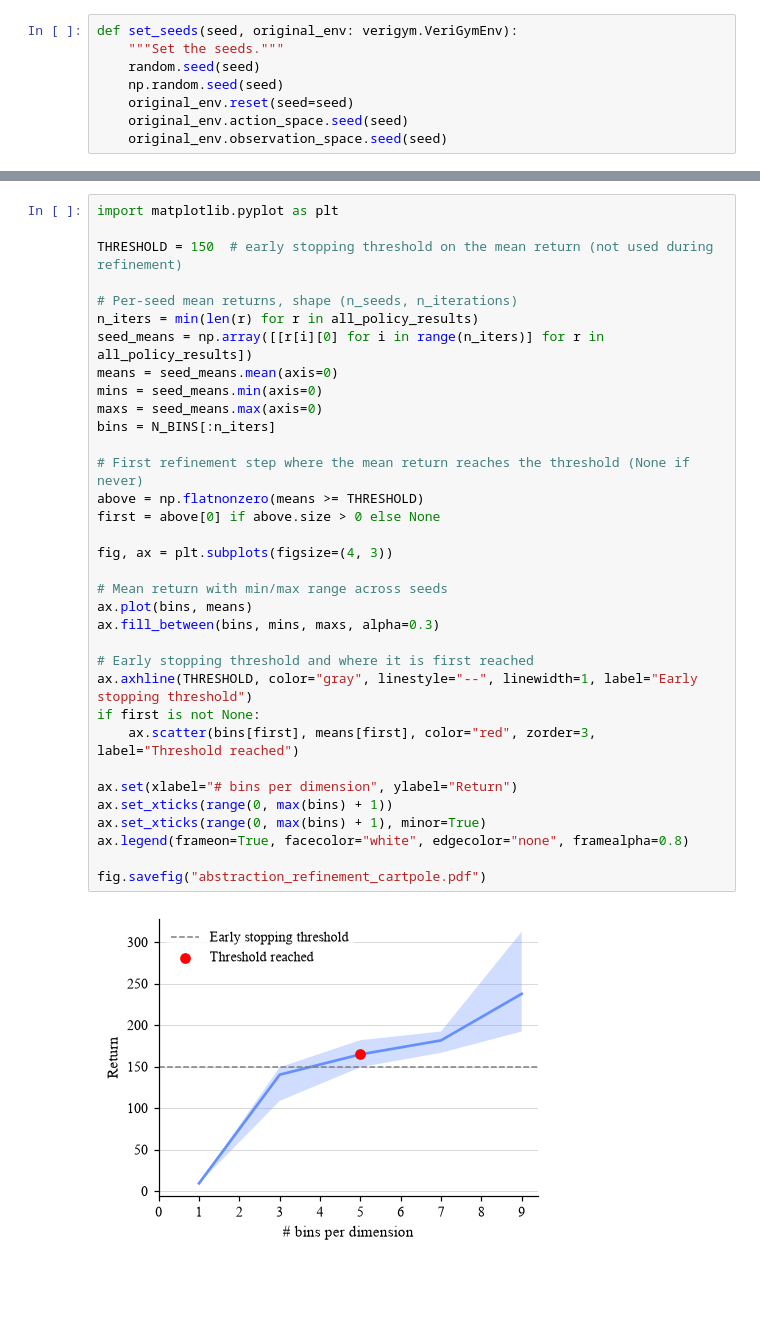
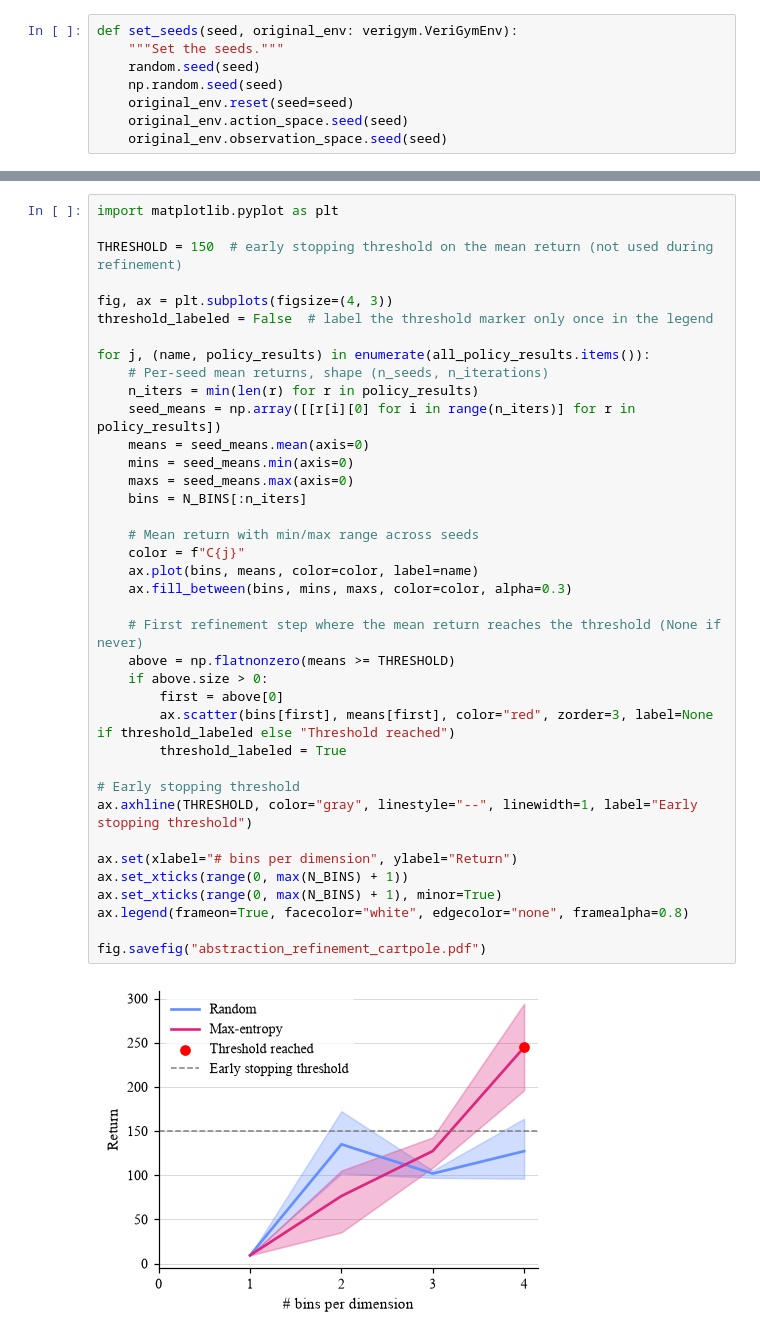
Before and after one commit to ai-fm/VeriGym, a Jupyter notebook: examples/workflow_abstraction_refinement.ipynb, the cells around one changed output, grey strips where cells are left out. Drawn from its saved outputs; the diff is of its cells as text; blank space fills up the shorter version.

```diff
--- a/examples/workflow_abstraction_refinement.ipynb
+++ b/examples/workflow_abstraction_refinement.ipynb
@@ -196,36 +247,40 @@ Iteration 4:    N_BINS=9        -> 237.70 ± 43.67 (over 5 seeds)
 # %%
 import matplotlib.pyplot as plt
 
 THRESHOLD = 150  # early stopping threshold on the mean return (not used during refinement)
 
-# Per-seed mean returns, shape (n_seeds, n_iterations)
-n_iters = min(len(r) for r in all_policy_results)
-seed_means = np.array([[r[i][0] for i in range(n_iters)] for r in all_policy_results])
-means = seed_means.mean(axis=0)
-mins = seed_means.min(axis=0)
-maxs = seed_means.max(axis=0)
-bins = N_BINS[:n_iters]
+fig, ax = plt.subplots(figsize=(4, 3))
+threshold_labeled = False  # label the threshold marker only once in the legend
 
-# First refinement step where the mean return reaches the threshold (None if never)
-above = np.flatnonzero(means >= THRESHOLD)
-first = above[0] if above.size > 0 else None
+for j, (name, policy_results) in enumerate(all_policy_results.items()):
+    # Per-seed mean returns, shape (n_seeds, n_iterations)
+    n_iters = min(len(r) for r in policy_results)
+    seed_means = np.array([[r[i][0] for i in range(n_iters)] for r in policy_results])
+    means = seed_means.mean(axis=0)
+    mins = seed_means.min(axis=0)
+    maxs = seed_means.max(axis=0)
+    bins = N_BINS[:n_iters]
 
-fig, ax = plt.subplots(figsize=(4, 3))
+    # Mean return with min/max range across seeds
+    color = f"C{j}"
+    ax.plot(bins, means, color=color, label=name)
+    ax.fill_between(bins, mins, maxs, color=color, alpha=0.3)
 
-# Mean return with min/max range across seeds
-ax.plot(bins, means)
-ax.fill_between(bins, mins, maxs, alpha=0.3)
+    # First refinement step where the mean return reaches the threshold (None if never)
+    above = np.flatnonzero(means >= THRESHOLD)
+    if above.size > 0:
+        first = above[0]
+        ax.scatter(bins[first], means[first], color="red", zorder=3, label=None if threshold_labeled else "Threshold reached")
+        threshold_labeled = True
 
-# Early stopping threshold and where it is first reached
+# Early stopping threshold
 ax.axhline(THRESHOLD, color="gray", linestyle="--", linewidth=1, label="Early stopping threshold")
-if first is not None:
-    ax.scatter(bins[first], means[first], color="red", zorder=3, label="Threshold reached")
 
 ax.set(xlabel="# bins per dimension", ylabel="Return")
-ax.set_xticks(range(0, max(bins) + 1))
-ax.set_xticks(range(0, max(bins) + 1), minor=True)
+ax.set_xticks(range(0, max(N_BINS) + 1))
+ax.set_xticks(range(0, max(N_BINS) + 1), minor=True)
 ax.legend(frameon=True, facecolor="white", edgecolor="none", framealpha=0.8)
 
 fig.savefig("abstraction_refinement_cartpole.pdf")
 # %% [output]
-[figure, old version]
+[figure, new version]
```
Also changed, not shown: parts of 3 cells of this notebook, 1 other file.
